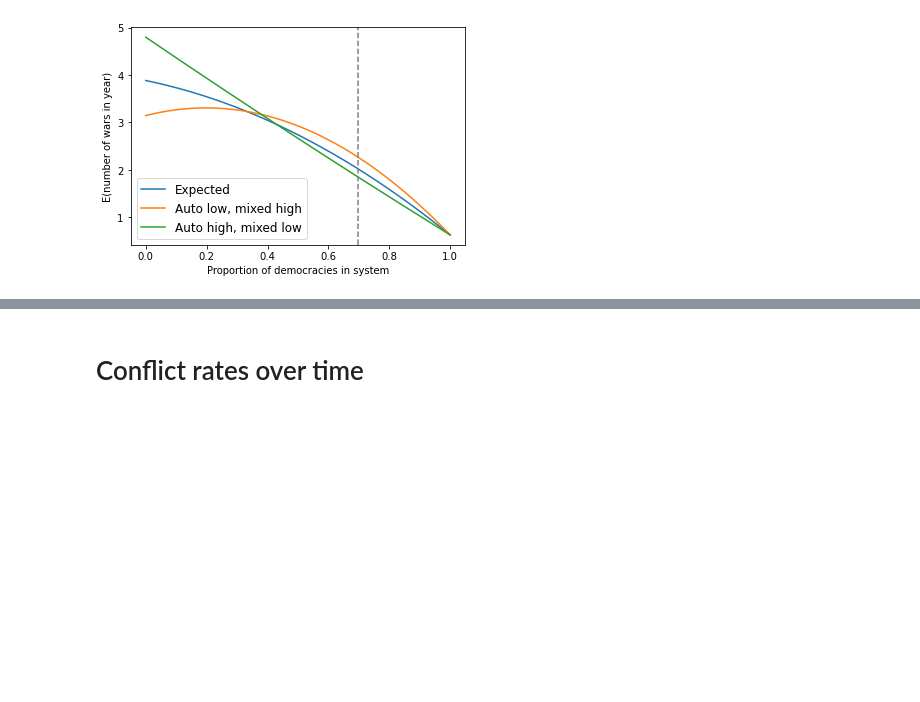
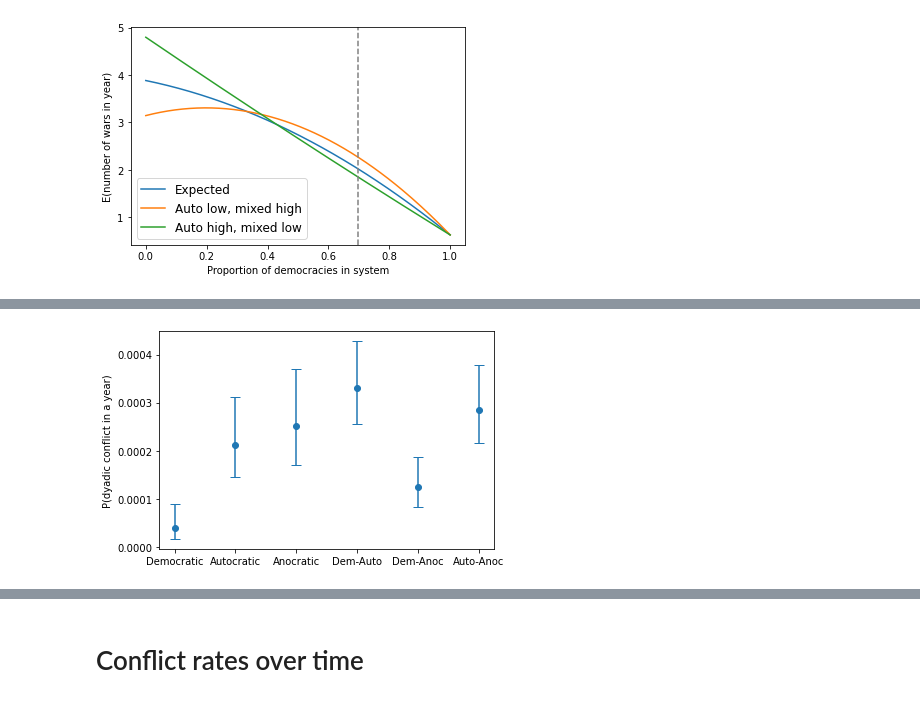
Before and after one commit to alexander-ray/systemic-peace-and-democratic-backsliding, a Jupyter notebook: SystemicDemocraticPeaceExploration.ipynb, the cells around one changed output, grey strips where cells are left out. Drawn from its saved outputs; the diff is of its cells as text; code cells hidden in the pictures; blank space fills up the shorter version.

```diff
--- a/SystemicDemocraticPeaceExploration.ipynb
+++ b/SystemicDemocraticPeaceExploration.ipynb
@@ -443,0 +676,16 @@ plt.savefig("../paper/figures/empirical_trajectories.png")
+# %%
+plt.errorbar(
+    ["Democratic", "Autocratic", "Anocratic", "Dem-Auto", "Dem-Anoc", "Auto-Anoc"],
+    [estimate_p_dem_dyad, estimate_p_auto_dyad, estimate_p_anoc_dyad, estimate_p_dem_auto_dyad, estimate_p_dem_anoc_dyad, estimate_p_auto_anoc_dyad], # estimates
+    yerr=[[error_low_p_dem_dyad, error_low_p_auto_dyad, error_low_p_anoc_dyad, error_low_p_dem_auto_dyad, error_low_p_dem_anoc_dyad, error_low_p_auto_anoc_dyad], # lower
+          [error_high_p_dem_dyad, error_high_p_auto_dyad, error_high_p_anoc_dyad, error_high_p_dem_auto_dyad, error_high_p_dem_anoc_dyad, error_high_p_auto_anoc_dyad]], # upper
+    fmt='o',
+    capsize=5
+)
+plt.xticks()
+plt.yticks()
+plt.ylabel("P(dyadic conflict in a year)")
+#plt.show()
+plt.savefig("../paper/figures/conflict_probabilities_three_regime_types.png")
+# %% [output]
+[figure, added]
```
Also changed, not shown: parts of 29 cells of this notebook.
